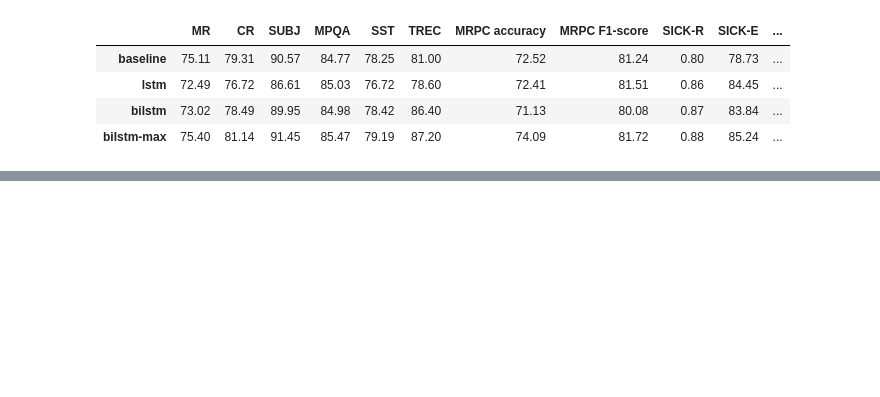
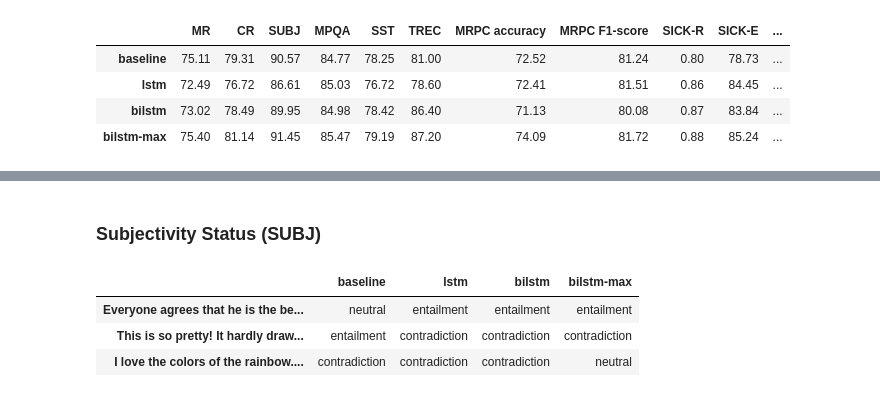
Before and after one commit to din0s/infer-sent, a Jupyter notebook: demo.ipynb, the cells around one changed output, grey strips where cells are left out. Cells and saved outputs as stored; diff of their text form; code cells hidden in the pictures; blank space fills up the shorter version.

```diff
--- a/demo.ipynb
+++ b/demo.ipynb
@@ -332,0 +429,13 @@ format_df(senteval_df)
+# %% [markdown]
+### Subjectivity Status (SUBJ)
+# %%
+query_models(
+    ("Everyone agrees that he is the best.", "His skills are admirable."),
+    ("This is so pretty!", "It hardly draws my attention."),
+    ("I love the colors of the rainbow.", "The sky is blue.")
+)
+# %% [output]
+|  | baseline | lstm | bilstm | bilstm-max |
+| Everyone agrees that he is the be... | neutral | entailment | entailment | entailment |
+| This is so pretty! It hardly draw... | entailment | contradiction | contradiction | contradiction |
+| I love the colors of the rainbow.... | contradiction | contradiction | contradiction | neutral |
```
Also changed, not shown: parts of 50 cells of this notebook.
